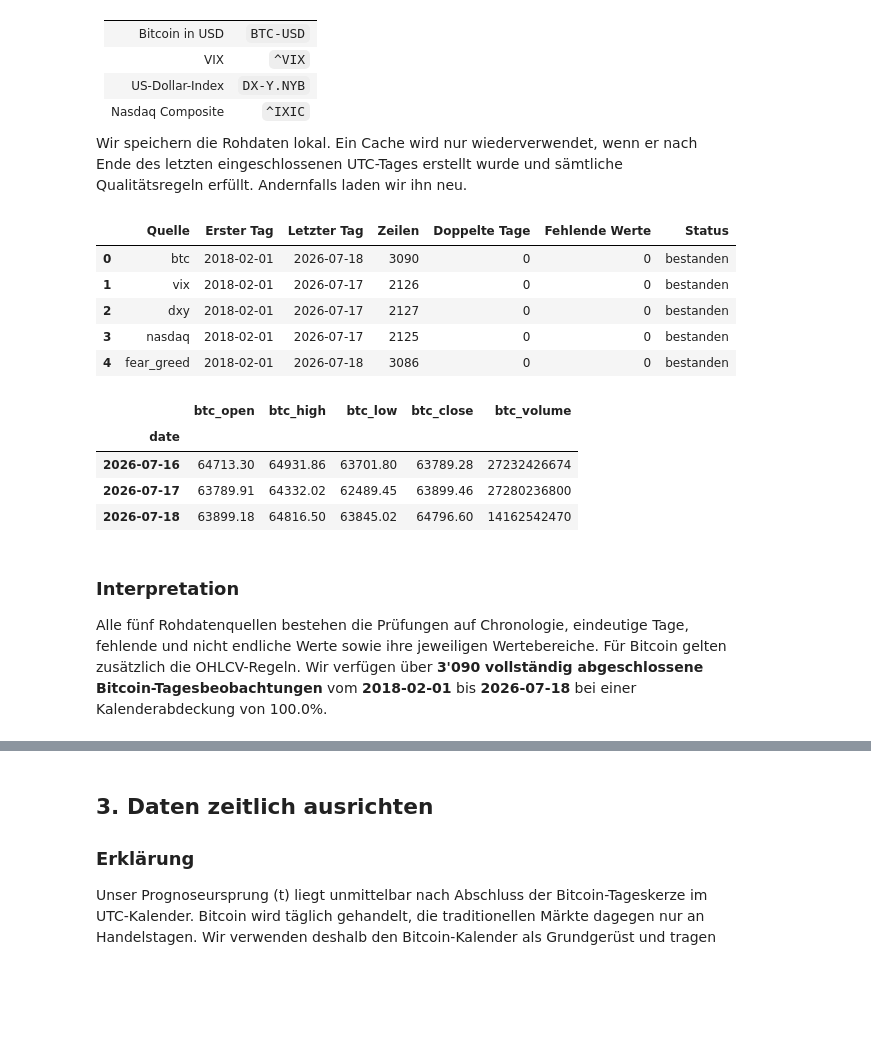
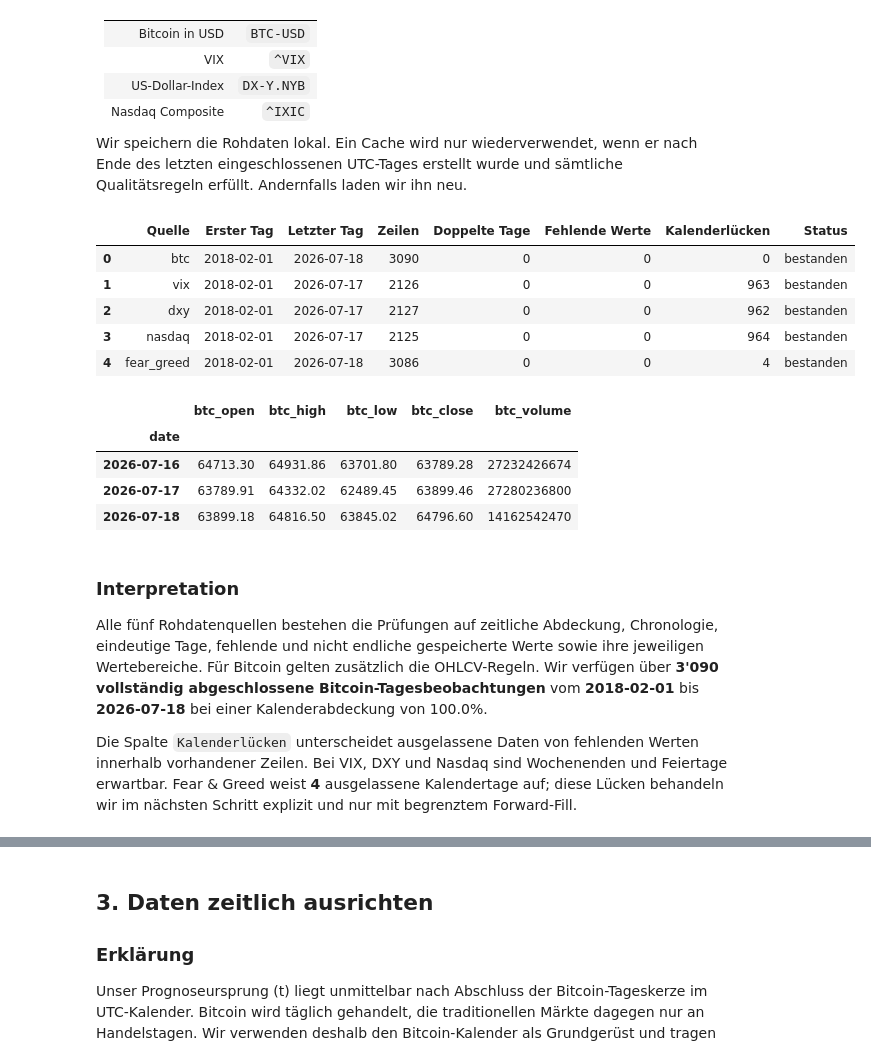
Before and after one commit to Steff72/CSP1, a Jupyter notebook: notebooks/bitcoin_volatility_forecasting.ipynb, the cells around one changed output, grey strips where cells are left out. Drawn from its saved outputs; the diff is of its cells as text; code cells hidden in the pictures; blank space fills up the shorter version.

```diff
--- a/notebooks/bitcoin_volatility_forecasting.ipynb
+++ b/notebooks/bitcoin_volatility_forecasting.ipynb
@@ -231,8 +231,17 @@ def validate_source_frame(frame, series_name):
     assert not frame.empty, f"{series_name}: keine Daten"
     assert frame.index.is_monotonic_increasing, f"{series_name}: Datum nicht sortiert"
     assert frame.index.is_unique, f"{series_name}: doppelte Datumswerte"
-    assert frame.index.min() >= pd.Timestamp(START_DATE), f"{series_name}: Datum vor Start"
-    assert frame.index.max() < data_end_timestamp, f"{series_name}: unvollständiger Endtag"
+    expected_first_date = pd.Timestamp(START_DATE)
+    expected_last_date = data_end_timestamp - pd.Timedelta(days=1)
+    boundary_tolerance = pd.Timedelta(days=0 if series_name in {"btc", "fear_greed"} else 7)
+    assert frame.index.min() >= expected_first_date, f"{series_name}: Datum vor Start"
+    assert frame.index.min() <= expected_first_date + boundary_tolerance, (
+        f"{series_name}: Quelle beginnt unerwartet spät"
+    )
+    assert frame.index.max() < data_end_timestamp, f"{series_name}: Datum nach Stichtag"
+    assert frame.index.max() >= expected_last_date - boundary_tolerance, (
+        f"{series_name}: Quelle endet unerwartet früh"
+    )
     assert frame.notna().all().all(), f"{series_name}: fehlende Rohwerte"
     assert np.isfinite(frame.select_dtypes("number")).all().all(), f"{series_name}: nicht endliche Werte"
 
@@ -363,39 +372,42 @@ loaded_series["fear_greed"] = load_fear_greed()
 
 # Use explicit names for the following analysis steps
 btc = loaded_series["btc"]
 vix = loaded_series["vix"]
 dxy = loaded_series["dxy"]
 nasdaq = loaded_series["nasdaq"]
 fear_greed = loaded_series["fear_greed"]
 
 # Re-run every source contract visibly before the analysis
 source_rows = []
 for source_name, frame in loaded_series.items():
     validate_source_frame(frame, source_name)
     source_rows.append(
         {
             "Quelle": source_name,
             "Erster Tag": frame.index.min().date(),
             "Letzter Tag": frame.index.max().date(),
             "Zeilen": len(frame),
             "Doppelte Tage": int(frame.index.duplicated().sum()),
             "Fehlende Werte": int(frame.isna().sum().sum()),
+            "Kalenderlücken": int(
+                (frame.index.max() - frame.index.min()).days + 1 - len(frame)
+            ),
             "Status": "bestanden",
         }
     )
 
 source_summary = pd.DataFrame(source_rows)
 display(source_summary)
 
 # Show the latest Bitcoin rows so completed-candle checks remain inspectable
 display(btc.tail(3).round(2))
 # %% [output]
-|  | Quelle | Erster Tag | Letzter Tag | Zeilen | Doppelte Tage | Fehlende Werte | Status |
-| 0 | btc | 2018-02-01 | 2026-07-18 | 3090 | 0 | 0 | bestanden |
-| 1 | vix | 2018-02-01 | 2026-07-17 | 2126 | 0 | 0 | bestanden |
-| 2 | dxy | 2018-02-01 | 2026-07-17 | 2127 | 0 | 0 | bestanden |
-| 3 | nasdaq | 2018-02-01 | 2026-07-17 | 2125 | 0 | 0 | bestanden |
-| 4 | fear_greed | 2018-02-01 | 2026-07-18 | 3086 | 0 | 0 | bestanden |
+|  | Quelle | Erster Tag | Letzter Tag | Zeilen | Doppelte Tage | Fehlende Werte | Kalenderlücken | Status |
+| 0 | btc | 2018-02-01 | 2026-07-18 | 3090 | 0 | 0 | 0 | bestanden |
+| 1 | vix | 2018-02-01 | 2026-07-17 | 2126 | 0 | 0 | 963 | bestanden |
+| 2 | dxy | 2018-02-01 | 2026-07-17 | 2127 | 0 | 0 | 962 | bestanden |
+| 3 | nasdaq | 2018-02-01 | 2026-07-17 | 2125 | 0 | 0 | 964 | bestanden |
+| 4 | fear_greed | 2018-02-01 | 2026-07-18 | 3086 | 0 | 0 | 4 | bestanden |
 |  | btc_open | btc_high | btc_low | btc_close | btc_volume |
 | date |  |  |  |  |  |
 | 2026-07-16 | 64713.30 | 64931.86 | 63701.80 | 63789.28 | 27232426674 |
@@ -407,18 +419,30 @@ btc_days = len(btc)
 calendar_days = (btc.index.max() - btc.index.min()).days + 1
 coverage_ratio = btc_days / calendar_days
 btc_days_display = f"{btc_days:,}".replace(",", "'")
+fear_greed_calendar_gaps = int(
+    source_summary.loc[
+        source_summary["Quelle"] == "fear_greed", "Kalenderlücken"
+    ].iloc[0]
+)
 
 display(
     Markdown(
         f'''
 ### Interpretation
 
-Alle fünf Rohdatenquellen bestehen die Prüfungen auf Chronologie, eindeutige
-Tage, fehlende und nicht endliche Werte sowie ihre jeweiligen Wertebereiche.
-Für Bitcoin gelten zusätzlich die OHLCV-Regeln. Wir verfügen über
-**{btc_days_display} vollständig abgeschlossene Bitcoin-Tagesbeobachtungen**
-vom **{btc.index.min().date()}** bis **{btc.index.max().date()}** bei einer
+Alle fünf Rohdatenquellen bestehen die Prüfungen auf zeitliche Abdeckung,
+Chronologie, eindeutige Tage, fehlende und nicht endliche gespeicherte Werte
+sowie ihre jeweiligen Wertebereiche. Für Bitcoin gelten zusätzlich die
+OHLCV-Regeln. Wir verfügen über **{btc_days_display} vollständig
+abgeschlossene Bitcoin-Tagesbeobachtungen** vom
+**{btc.index.min().date()}** bis **{btc.index.max().date()}** bei einer
 Kalenderabdeckung von {coverage_ratio:.1%}.
+
+Die Spalte `Kalenderlücken` unterscheidet ausgelassene Daten von fehlenden
+Werten innerhalb vorhandener Zeilen. Bei VIX, DXY und Nasdaq sind Wochenenden
+und Feiertage erwartbar. Fear & Greed weist **{fear_greed_calendar_gaps}**
+ausgelassene Kalendertage auf; diese Lücken behandeln wir im nächsten Schritt
+explizit und nur mit begrenztem Forward-Fill.
 '''
     )
 )
@@ -426,9 +450,16 @@ Kalenderabdeckung von {coverage_ratio:.1%}.
 
 ### Interpretation
 
-Alle fünf Rohdatenquellen bestehen die Prüfungen auf Chronologie, eindeutige
-Tage, fehlende und nicht endliche Werte sowie ihre jeweiligen Wertebereiche.
-Für Bitcoin gelten zusätzlich die OHLCV-Regeln. Wir verfügen über
-**3'090 vollständig abgeschlossene Bitcoin-Tagesbeobachtungen**
-vom **2018-02-01** bis **2026-07-18** bei einer
+Alle fünf Rohdatenquellen bestehen die Prüfungen auf zeitliche Abdeckung,
+Chronologie, eindeutige Tage, fehlende und nicht endliche gespeicherte Werte
+sowie ihre jeweiligen Wertebereiche. Für Bitcoin gelten zusätzlich die
+OHLCV-Regeln. Wir verfügen über **3'090 vollständig
+abgeschlossene Bitcoin-Tagesbeobachtungen** vom
+**2018-02-01** bis **2026-07-18** bei einer
 Kalenderabdeckung von 100.0%.
+
+Die Spalte `Kalenderlücken` unterscheidet ausgelassene Daten von fehlenden
+Werten innerhalb vorhandener Zeilen. Bei VIX, DXY und Nasdaq sind Wochenenden
+und Feiertage erwartbar. Fear & Greed weist **4**
+ausgelassene Kalendertage auf; diese Lücken behandeln wir im nächsten Schritt
+explizit und nur mit begrenztem Forward-Fill.
```
Also changed, not shown: parts of 12 cells of this notebook, 3 other files.
